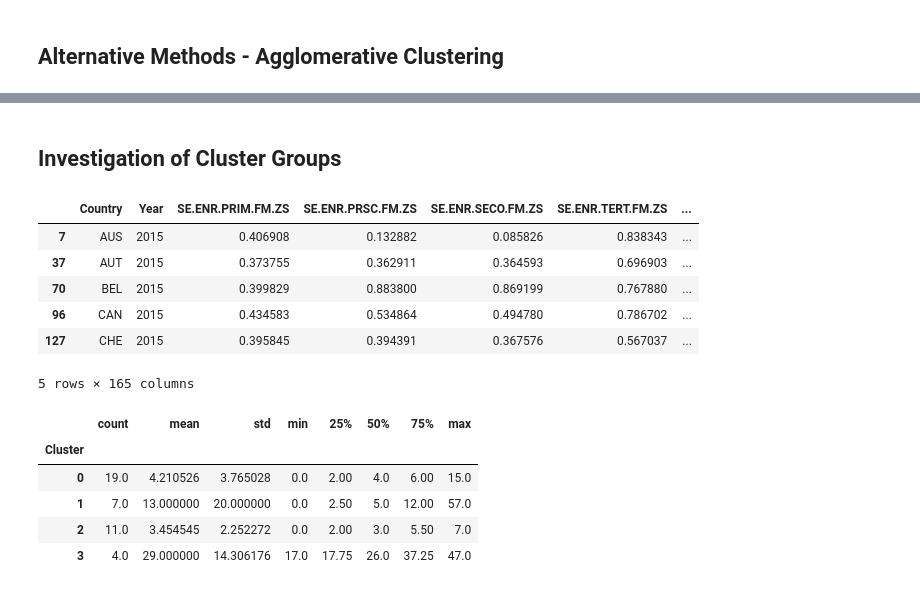
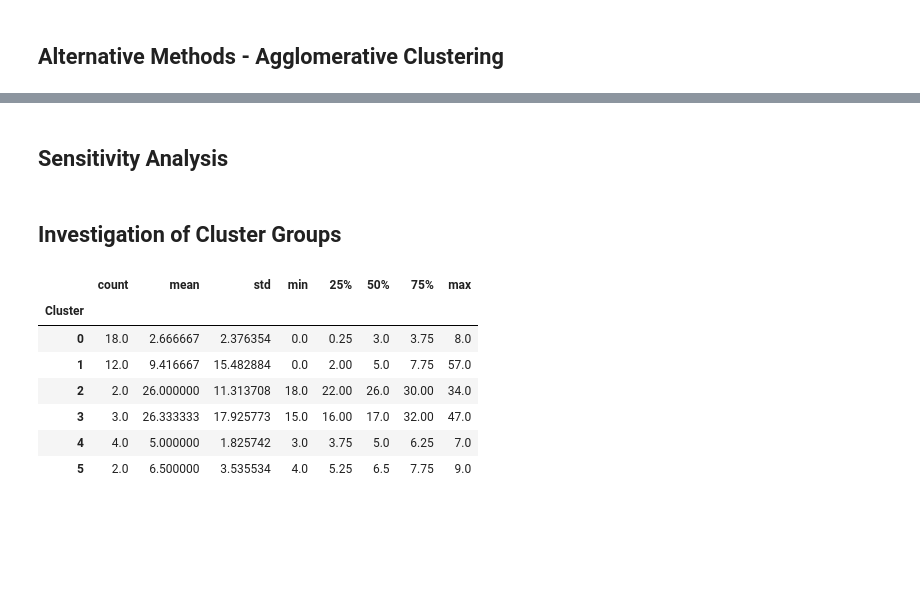
Before and after one commit to JenShumway/MADS_MilestoneII, a Jupyter notebook: modeling_unsupervised/Modeling-Clustering.ipynb, the cells around one changed output, grey strips where cells are left out. Saved outputs shown, nothing was run; the diff lists cells and outputs as text; code cells hidden in the pictures; blank space fills up the shorter version.

```diff
--- a/modeling_unsupervised/Modeling-Clustering.ipynb
+++ b/modeling_unsupervised/Modeling-Clustering.ipynb
@@ -148 +235,4 @@ plt.show()
+# %%
+# Override found k
+best_k = 5 if OECD else best_k
 # %%
@@ -154,10 +247,12 @@ silhouette_score(embeddings, kmeans.labels_)
 # %%
-# Visualize the clusters on UMAP projection
-kmeans = KMeans(n_clusters=6, n_init=100, random_state=42)
+# Visualize the clusters on UMAP projection and world map
+kmeans = KMeans(n_clusters=best_k, n_init=100, random_state=42)
 kmeans.fit(X)
 
-params["method"] = "UMAP"
+params["method"] = "K-Means"
 params["scale"] = None
-viz_reduction(add_info_to_reduced(embeddings, df, kmeans.labels_), params)
+viz_reduction(add_info_to_reduced(embeddings, df, kmeans.labels_), params) | world_map(
+    kmeans.labels_, params
+)
 # %% [output]
 [interactive output not drawn]
@@ -264,23 +278,17 @@ world_map
+# %% [markdown]
+## Sensitivity Analysis
 # %% [markdown]
 ## Investigation of Cluster Groups
-# %%
-df['Cluster'] = agg.labels_
-
-df.head()
-# %% [output]
-|  | Country | Year | SE.ENR.PRIM.FM.ZS | SE.ENR.PRSC.FM.ZS | SE.ENR.SECO.FM.ZS | SE.ENR.TERT.FM.ZS | ... |
-| 7 | AUS | 2015 | 0.406908 | 0.132882 | 0.085826 | 0.838343 | ... |
-| 37 | AUT | 2015 | 0.373755 | 0.362911 | 0.364593 | 0.696903 | ... |
-| 70 | BEL | 2015 | 0.399829 | 0.883800 | 0.869199 | 0.767880 | ... |
-| 96 | CAN | 2015 | 0.434583 | 0.534864 | 0.494780 | 0.786702 | ... |
-| 127 | CHE | 2015 | 0.395845 | 0.394391 | 0.367576 | 0.567037 | ... |
-5 rows × 165 columns
-# %%
-df.groupby('Cluster')[mm_ind].describe()
-# %% [output]
-|  | count | mean | std | min | 25% | 50% | 75% | max |
-| Cluster |  |  |  |  |  |  |  |  |
-| 0 | 19.0 | 4.210526 | 3.765028 | 0.0 | 2.00 | 4.0 | 6.00 | 15.0 |
-| 1 | 7.0 | 13.000000 | 20.000000 | 0.0 | 2.50 | 5.0 | 12.00 | 57.0 |
-| 2 | 11.0 | 3.454545 | 2.252272 | 0.0 | 2.00 | 3.0 | 5.50 | 7.0 |
-| 3 | 4.0 | 29.000000 | 14.306176 | 17.0 | 17.75 | 26.0 | 37.25 | 47.0 |
+# %%
+# Investigating mean MMR for each cluster group
+df["Cluster"] = kmeans.labels_
+df.groupby("Cluster")[mm_ind].describe()
+# %% [output]
+|  | count | mean | std | min | 25% | 50% | 75% | max |
+| Cluster |  |  |  |  |  |  |  |  |
+| 0 | 18.0 | 2.666667 | 2.376354 | 0.0 | 0.25 | 3.0 | 3.75 | 8.0 |
+| 1 | 12.0 | 9.416667 | 15.482884 | 0.0 | 2.00 | 5.0 | 7.75 | 57.0 |
+| 2 | 2.0 | 26.000000 | 11.313708 | 18.0 | 22.00 | 26.0 | 30.00 | 34.0 |
+| 3 | 3.0 | 26.333333 | 17.925773 | 15.0 | 16.00 | 17.0 | 32.00 | 47.0 |
+| 4 | 4.0 | 5.000000 | 1.825742 | 3.0 | 3.75 | 5.0 | 6.25 | 7.0 |
+| 5 | 2.0 | 6.500000 | 3.535534 | 4.0 | 5.25 | 6.5 | 7.75 | 9.0 |
```
Also changed, not shown: parts of 18 cells of this notebook, 1 other file.
